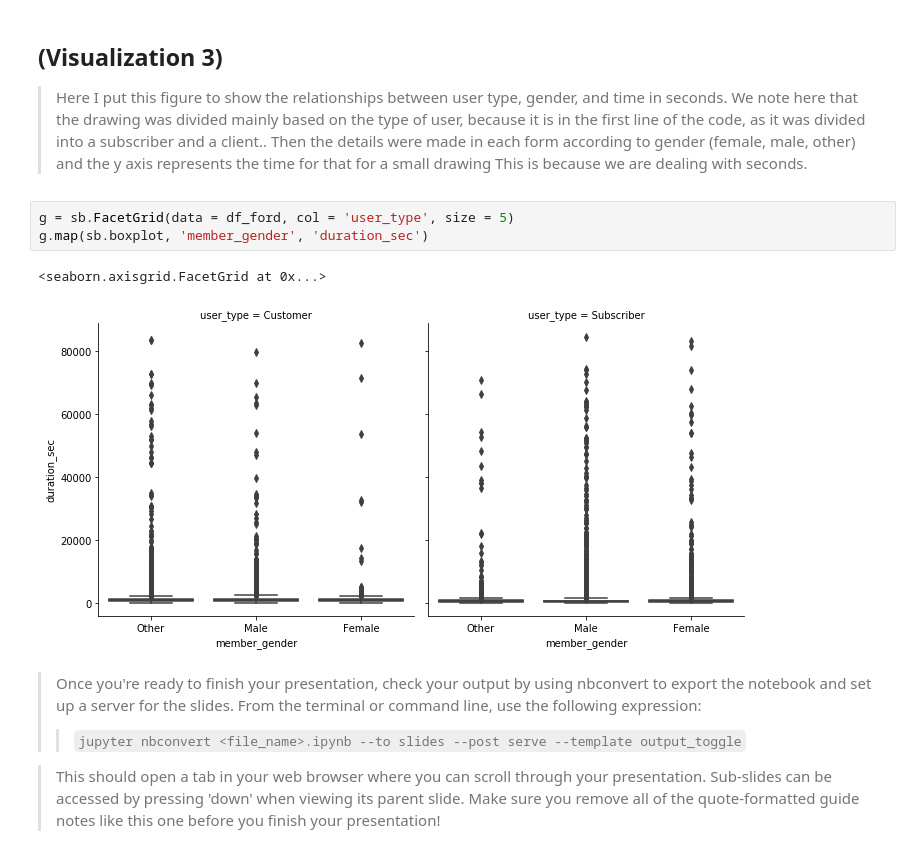
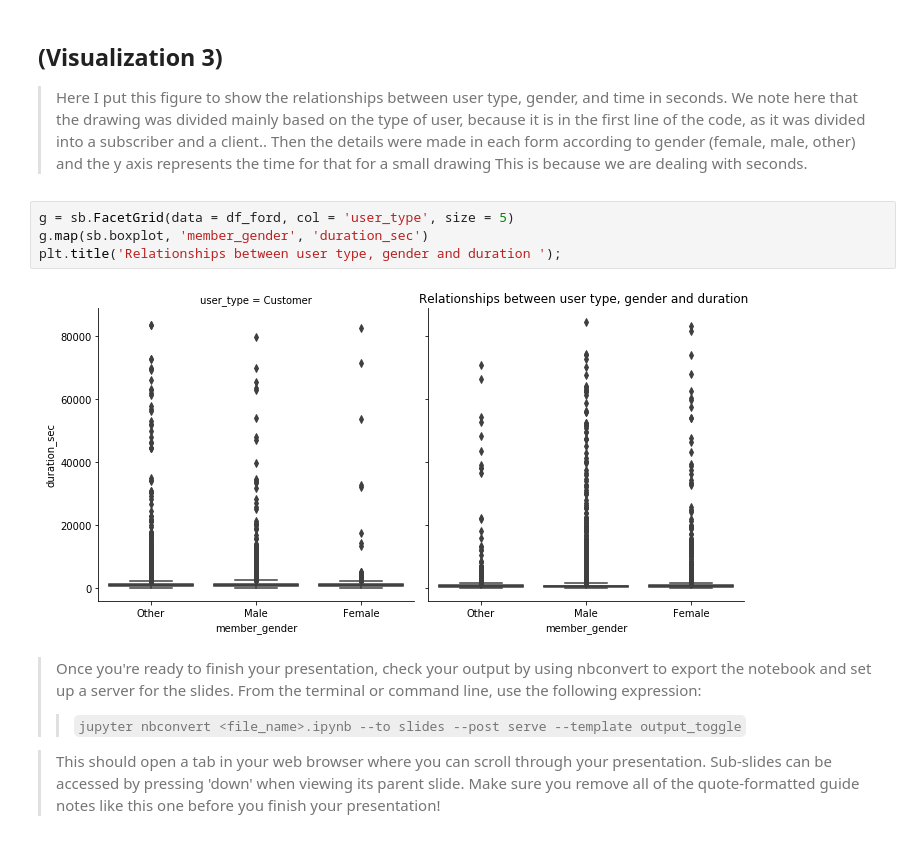
Before and after one commit to ReemShaya/Communicate-Data-findings-Project, a Jupyter notebook: slide_deck_template.ipynb, the cells around one changed output. Saved outputs shown, nothing was run; the diff lists cells and outputs as text.

```diff
--- a/slide_deck_template.ipynb
+++ b/slide_deck_template.ipynb
@@ -57,9 +57,9 @@ We note here that the drawing was divided mainly based on the type of user, beca
 # %%
 g = sb.FacetGrid(data = df_ford, col = 'user_type', size = 5)
 g.map(sb.boxplot, 'member_gender', 'duration_sec')
+plt.title('Relationships between user type, gender and duration ');
 # %% [output]
-<seaborn.axisgrid.FacetGrid at 0x...>
-[figure, old version]
+[figure, new version]
 # %% [markdown]
 > Once you're ready to finish your presentation, check your output by using
 nbconvert to export the notebook and set up a server for the slides. From the
```
Also changed, not shown: parts of 2 cells of this notebook, 2 other files.
